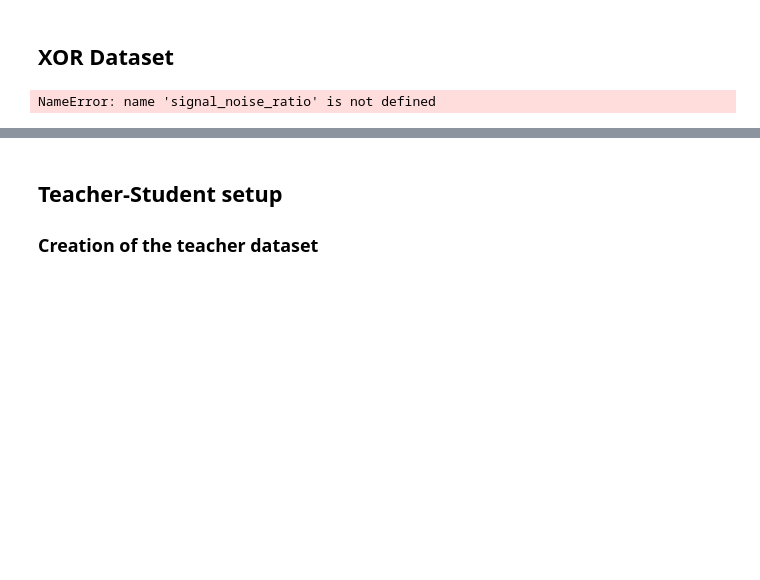
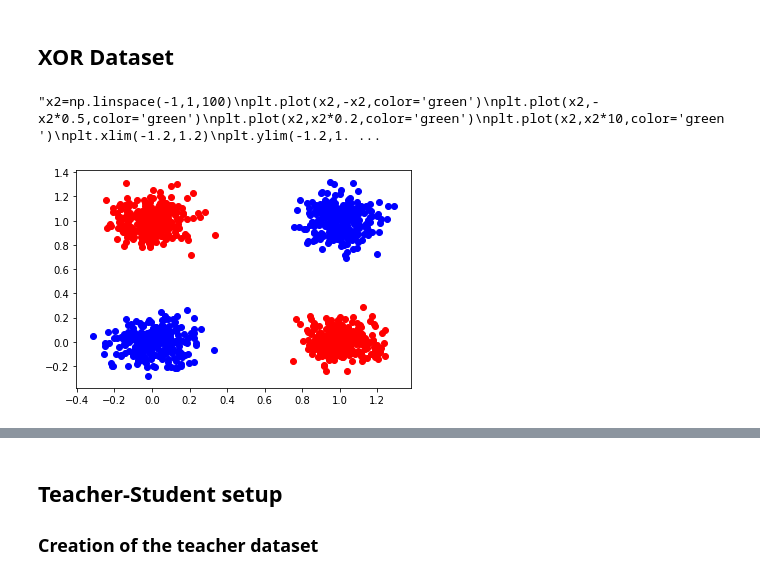
Before and after one commit to fcaretti/mitosis_MNIST, a Jupyter notebook: Synthetic data.ipynb, the cells around one changed output, grey strips where cells are left out. Cells and saved outputs as stored; diff of their text form; code cells hidden in the pictures; blank space fills up the shorter version.

```diff
--- a/Synthetic data.ipynb
+++ b/Synthetic data.ipynb
@@ -18,10 +18,10 @@ import utils_MNIST
 # %% [markdown]
 ## XOR Dataset
 # %%
-trainset_size=1000
-testset_size=10000
+trainset_size=100
+testset_size=1000
 input_dim=2 #dimension in which the XOR is embedded
-signal_to_noise_ratio=1. #ratio between the center of the gaussians and their std
+signal_noise_ratio=5 #ratio between the center of the gaussians and their std
 
 dataset_size = trainset_size+testset_size
 
@@ -29,15 +29,25 @@ dataset_size = trainset_size+testset_size
 matrix_random = torch.normal(0, 1, (input_dim - 2, dataset_size))
 
 #here we build the gaussians in 2D
-matrix_model_1 = torch.normal(0.5, 0.5/signal_noise_ratio, (2, round(dataset_size / 4)))
+'''matrix_model_1 = torch.normal(0.5, 0.5/signal_noise_ratio, (2, round(dataset_size / 4)))
 matrix_model_2 = torch.normal(-0.5, 0.5/signal_noise_ratio, (2, round(dataset_size / 4)))
 means_3 = torch.tensor(np.array([[0.5], [-0.5]])).repeat(1, round(dataset_size / 4))
 means_4 = torch.tensor(np.array([[-0.5], [0.5]])).repeat(1, round(dataset_size / 4))
+matrix_model_3 = torch.normal(means_3, 0.5/signal_noise_ratio)
+matrix_model_4 = torch.normal(means_4, 0.5/signal_noise_ratio)'''
+
+#only for the plots:
+
+matrix_model_1 = torch.normal(1., 0.5/signal_noise_ratio, (2, round(dataset_size / 4)))
+matrix_model_2 = torch.normal(0., 0.5/signal_noise_ratio, (2, round(dataset_size / 4)))
+means_3 = torch.tensor(np.array([[0.], [1.]])).repeat(1, round(dataset_size / 4))
+means_4 = torch.tensor(np.array([[1.], [0.]])).repeat(1, round(dataset_size / 4))
 matrix_model_3 = torch.normal(means_3, 0.5/signal_noise_ratio)
 matrix_model_4 = torch.normal(means_4, 0.5/signal_noise_ratio)
 
 #put them together in a big matrix
 big_matrix = torch.cat((matrix_model_1, matrix_model_2, matrix_model_3, matrix_model_4), 1)
+#big_matrix = torch.cat((matrix_model_1, matrix_model_2),1)
 big_matrix = torch.cat((matrix_random, big_matrix), 0)
 
 #shuffle the dimensions
@@ -51,9 +61,24 @@ labels_dataset=labels[indexes]
 X_dataset=big_matrix[indexes]
 
 #create the dataset
-train_set = CustomDataSet(X_dataset[:trainset_size], labels_dataset[:trainset_size], input_dim)
-test_set = CustomDataSet(X_dataset[trainset_size:], labels_dataset[trainset_size:], input_dim)
+train_set = utils_MNIST.CustomDataSet(X_dataset[:trainset_size], labels_dataset[:trainset_size], input_dim)
+test_set = utils_MNIST.CustomDataSet(X_dataset[trainset_size:], labels_dataset[trainset_size:], input_dim)
 #torch.save(train_set, f'./data/XOR_{input_dim}_dimension_{signal_noise_ratio}_ratio_train_{trainset_size}_samples.pt')
 #torch.save(test_set, f'./data/XOR_{input_dim}_dimension_{signal_noise_ratio}_ratio_test_{testset_size}_samples.pt')
-# %% [output]
-NameError: name 'signal_noise_ratio' is not defined
+# %%
+x=torch.transpose(big_matrix,0,1)[0][:round(dataset_size/2)]
+y=torch.transpose(big_matrix,0,1)[1][:round(dataset_size/2)]
+plt.scatter(x, y,color='blue')
+x1=torch.transpose(big_matrix,0,1)[0][round(dataset_size/2):]
+y1=torch.transpose(big_matrix,0,1)[1][round(dataset_size/2):]
+plt.scatter(x1,y1,color='red')
+'''x2=np.linspace(-1,1,100)
+plt.plot(x2,-x2,color='green')
+plt.plot(x2,-x2*0.5,color='green')
+plt.plot(x2,x2*0.2,color='green')
+plt.plot(x2,x2*10,color='green')
+plt.xlim(-1.2,1.2)
+plt.ylim(-1.2,1.2)'''
+# %% [output]
+"x2=np.linspace(-1,1,100)\nplt.plot(x2,-x2,color='green')\nplt.plot(x2,-x2*0.5,color='green')\nplt.plot(x2,x2*0.2,color='green')\nplt.plot(x2,x2*10,color='green')\nplt.xlim(-1.2,1.2)\nplt.ylim(-1.2,1. ...
+[figure, added]
```
Also changed, not shown: parts of 5 cells of this notebook, 4 other files.
